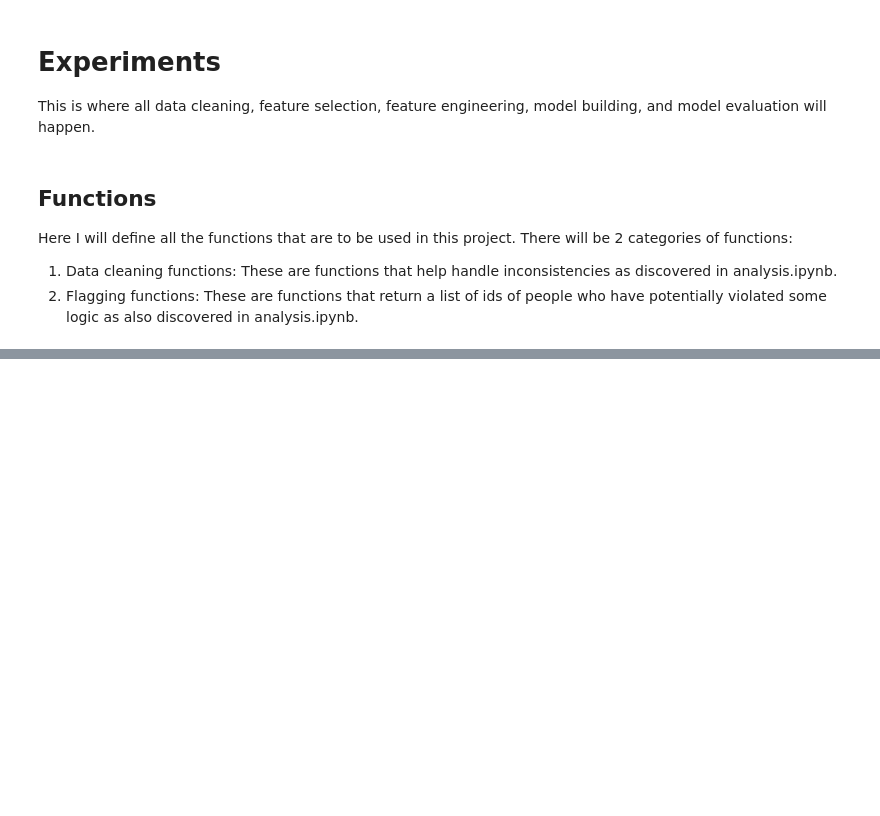
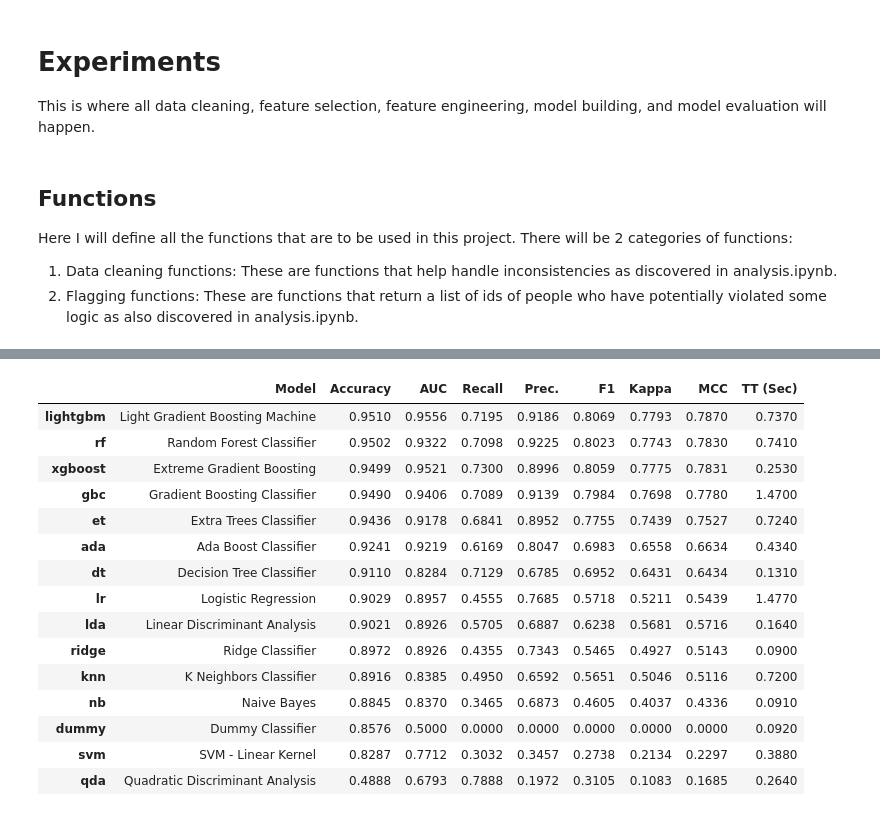
Before and after one commit to AnaqiAmir/Loan-Approval-Prediction, a Jupyter notebook: experiments.ipynb, the cells around one changed output, grey strips where cells are left out. Saved outputs shown, nothing was run; the diff lists cells and outputs as text; code cells hidden in the pictures; blank space fills up the shorter version.

```diff
--- a/experiments.ipynb
+++ b/experiments.ipynb
@@ -92,0 +160,3 @@ def flag_credit_history_violation(df: pd.DataFrame, min_age_for_credit: int) ->
+# %%
+best = s.compare_models()
+# %% [output]
@@ -92,0 +164,16 @@ def flag_credit_history_violation(df: pd.DataFrame, min_age_for_credit: int) ->
+|  | Model | Accuracy | AUC | Recall | Prec. | F1 | Kappa | MCC | TT (Sec) |
+| lightgbm | Light Gradient Boosting Machine | 0.9510 | 0.9556 | 0.7195 | 0.9186 | 0.8069 | 0.7793 | 0.7870 | 0.7370 |
+| rf | Random Forest Classifier | 0.9502 | 0.9322 | 0.7098 | 0.9225 | 0.8023 | 0.7743 | 0.7830 | 0.7410 |
+| xgboost | Extreme Gradient Boosting | 0.9499 | 0.9521 | 0.7300 | 0.8996 | 0.8059 | 0.7775 | 0.7831 | 0.2530 |
+| gbc | Gradient Boosting Classifier | 0.9490 | 0.9406 | 0.7089 | 0.9139 | 0.7984 | 0.7698 | 0.7780 | 1.4700 |
+| et | Extra Trees Classifier | 0.9436 | 0.9178 | 0.6841 | 0.8952 | 0.7755 | 0.7439 | 0.7527 | 0.7240 |
+| ada | Ada Boost Classifier | 0.9241 | 0.9219 | 0.6169 | 0.8047 | 0.6983 | 0.6558 | 0.6634 | 0.4340 |
+| dt | Decision Tree Classifier | 0.9110 | 0.8284 | 0.7129 | 0.6785 | 0.6952 | 0.6431 | 0.6434 | 0.1310 |
+| lr | Logistic Regression | 0.9029 | 0.8957 | 0.4555 | 0.7685 | 0.5718 | 0.5211 | 0.5439 | 1.4770 |
+| lda | Linear Discriminant Analysis | 0.9021 | 0.8926 | 0.5705 | 0.6887 | 0.6238 | 0.5681 | 0.5716 | 0.1640 |
+| ridge | Ridge Classifier | 0.8972 | 0.8926 | 0.4355 | 0.7343 | 0.5465 | 0.4927 | 0.5143 | 0.0900 |
+| knn | K Neighbors Classifier | 0.8916 | 0.8385 | 0.4950 | 0.6592 | 0.5651 | 0.5046 | 0.5116 | 0.7200 |
+| nb | Naive Bayes | 0.8845 | 0.8370 | 0.3465 | 0.6873 | 0.4605 | 0.4037 | 0.4336 | 0.0910 |
+| dummy | Dummy Classifier | 0.8576 | 0.5000 | 0.0000 | 0.0000 | 0.0000 | 0.0000 | 0.0000 | 0.0920 |
+| svm | SVM - Linear Kernel | 0.8287 | 0.7712 | 0.3032 | 0.3457 | 0.2738 | 0.2134 | 0.2297 | 0.3880 |
+| qda | Quadratic Discriminant Analysis | 0.4888 | 0.6793 | 0.7888 | 0.1972 | 0.3105 | 0.1083 | 0.1685 | 0.2640 |
```
Also changed, not shown: parts of 11 cells of this notebook.
